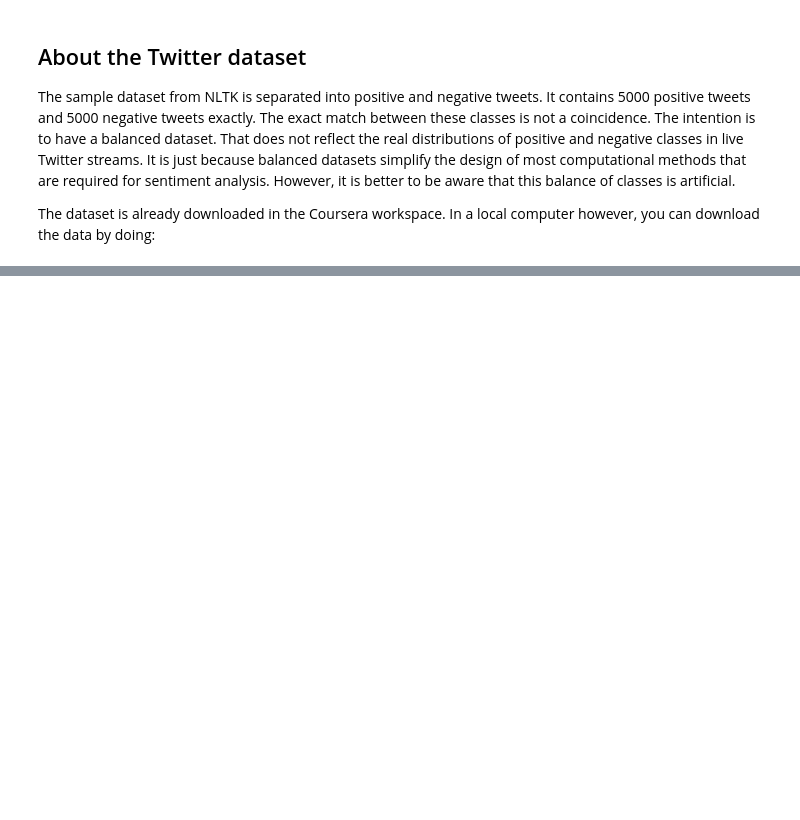
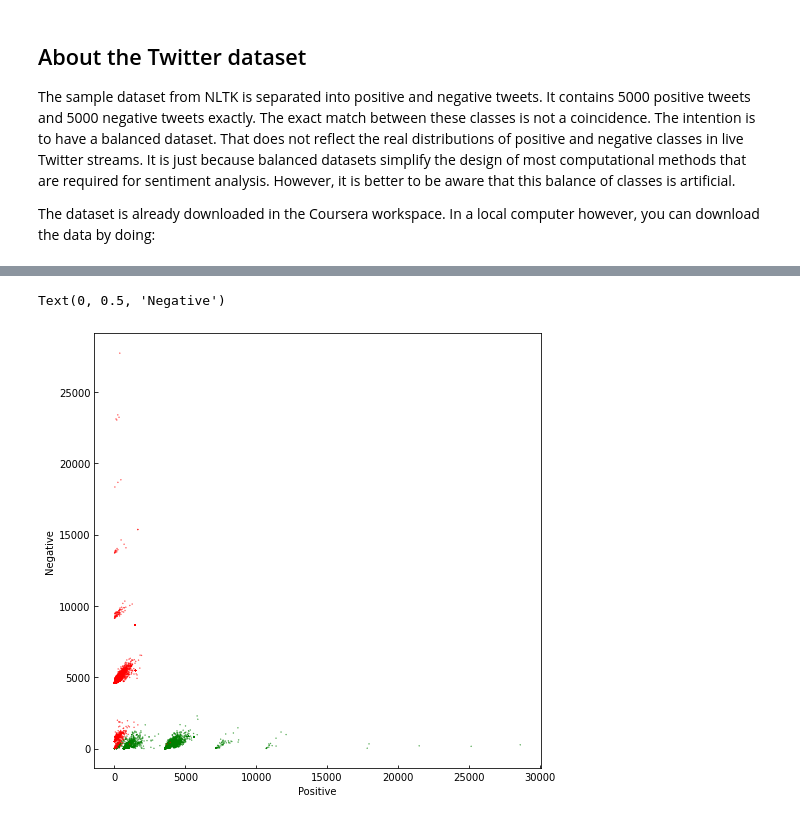
Before and after one commit to QiuSYang/deep-learning-study, a Jupyter notebook: ai_deep_learning_course_study/deeplearning_ai_nlp/nlp_classification_vector_spaces/Sentiment_Analysis_Logistic_Regression.ipynb, the cells around one changed output, grey strips where cells are left out. Saved outputs shown, nothing was run; the diff lists cells and outputs as text; code cells hidden in the pictures; blank space fills up the shorter version.

```diff
--- a/ai_deep_learning_course_study/deeplearning_ai_nlp/nlp_classification_vector_spaces/Sentiment_Analysis_Logistic_Regression.ipynb
+++ b/ai_deep_learning_course_study/deeplearning_ai_nlp/nlp_classification_vector_spaces/Sentiment_Analysis_Logistic_Regression.ipynb
@@ -41,0 +607,5 @@ LookupError:
+# %%
+train_y=np.append(np.ones((len(train_pos),1)),np.zeros((len(train_neg),1)),axis=0)
+test_y=np.append(np.ones((len(test_pos),1)),np.zeros((len(test_neg),1)),axis=0)
+print("train_y.shape = " + str(train_y.shape))
+print("test_y.shape = " + str(test_y.shape))
@@ -41,0 +615,12 @@ LookupError:
+# %%
+def extract_features(tweet, freqs):
+    words = process_tweet(tweet)
+    x = np.zeros((1, 3))  # [bias, word在pos词表中频率之和, word在neg词表中频率之和]
+    x[0, 0] = 1
+    for word in words:
+        x[0, 1] += freqs.get((word, 1.0), 0)
+        x[0, 2] += freqs.get((word, 0.0), 0)
+
+    assert x.shape == (1, 3)
+
+    return x
@@ -41,0 +647,6 @@ LookupError:
+# %%
+# get train data
+X=np.zeros((len(train_x),3))
+for i, text in enumerate(train_x):
+    X[i,:]=extract_features(text,freqs)
+X.shape
@@ -41,0 +784,3 @@ LookupError:
+# %%
+Y = train_y
+Y
@@ -41,0 +797,12 @@ LookupError:
+# %%
+fig, ax=plt.subplots(figsize=(8,8))
+
+colors=['red','green']
+
+ax.scatter(X[:,1],X[:,2],c=[colors[int(k)] for k in Y],s=0.1)
+ax.tick_params(direction='in')
+plt.xlabel("Positive")
+plt.ylabel("Negative")
+# %% [output]
+Text(0, 0.5, 'Negative')
+[figure, added]
```
Also changed, not shown: parts of 82 cells of this notebook, 1 other file.
